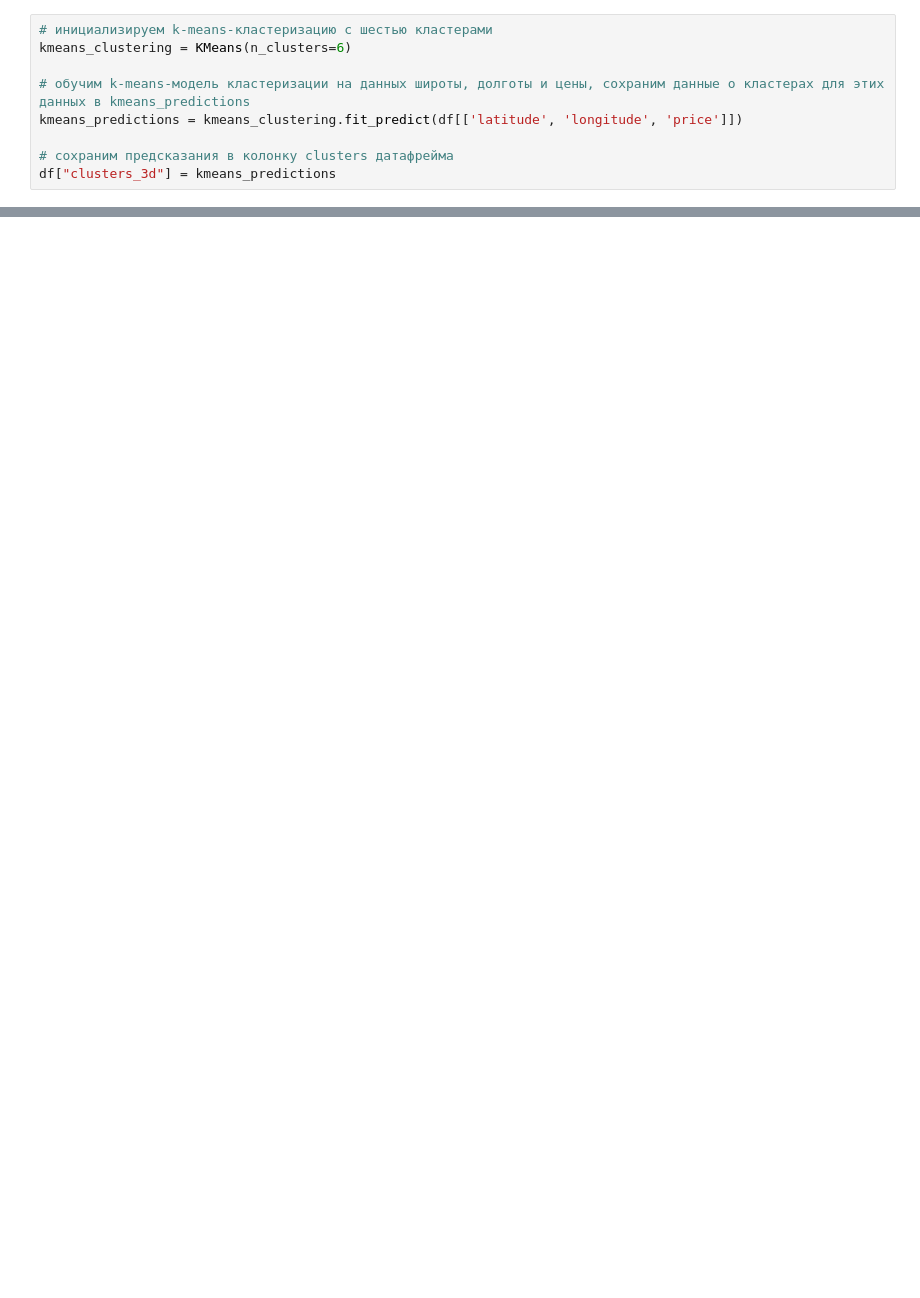
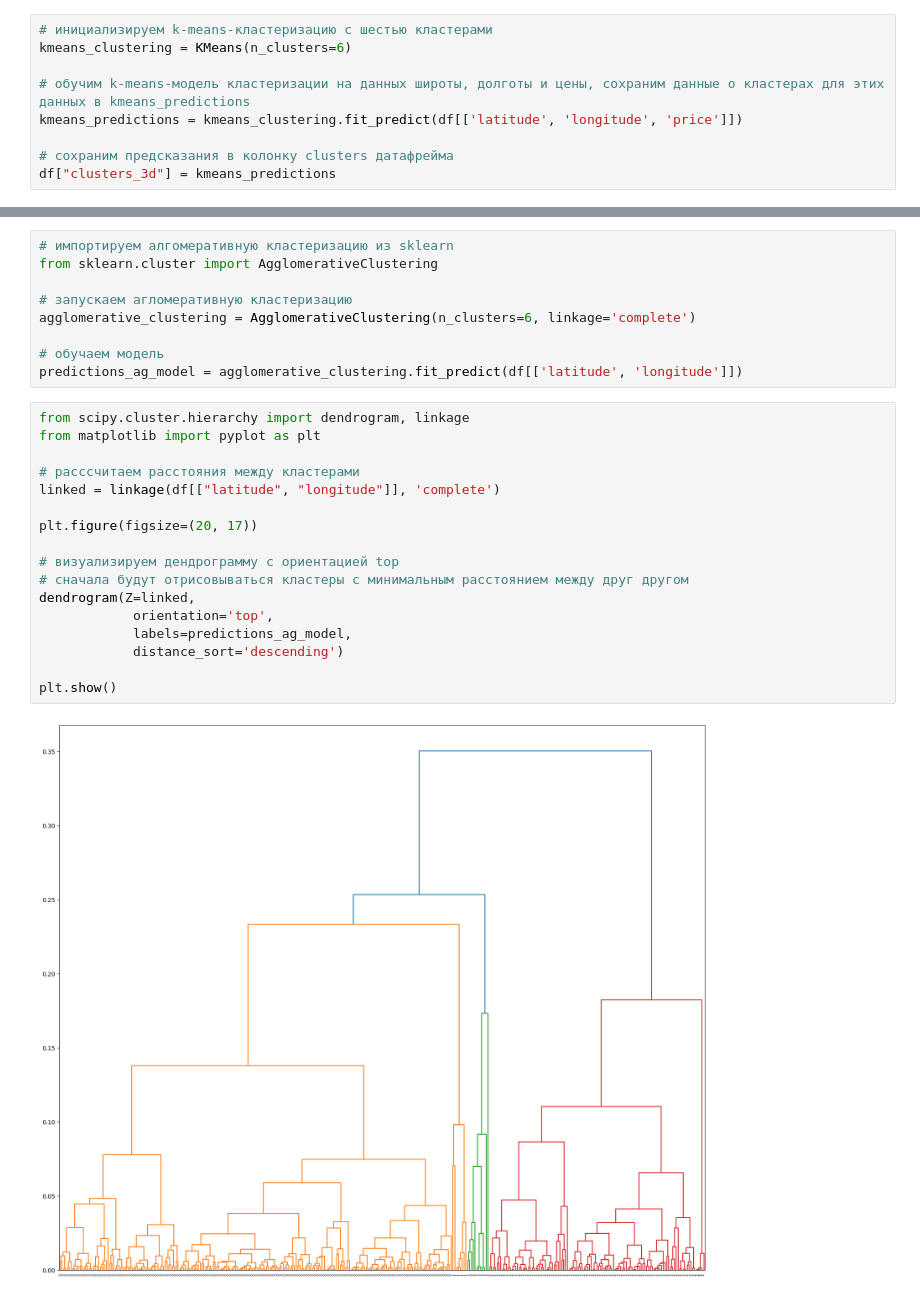
Before and after one commit to ivajazz/ML_4, a Jupyter notebook: dst3-ml4-5_visualization.ipynb, the cells around one changed output, grey strips where cells are left out. Cells and saved outputs as stored; diff of their text form; blank space fills up the shorter version.

```diff
--- a/dst3-ml4-5_visualization.ipynb
+++ b/dst3-ml4-5_visualization.ipynb
@@ -410,0 +468,28 @@ Text(0.5, 0, 'price')
+# %%
+# импортируем алгомеративную кластеризацию из sklearn
+from sklearn.cluster import AgglomerativeClustering
+
+# запускаем агломеративную кластеризацию
+agglomerative_clustering = AgglomerativeClustering(n_clusters=6, linkage='complete')
+
+# обучаем модель
+predictions_ag_model = agglomerative_clustering.fit_predict(df[['latitude', 'longitude']])
+# %%
+from scipy.cluster.hierarchy import dendrogram, linkage
+from matplotlib import pyplot as plt
+
+# расссчитаем расстояния между кластерами
+linked = linkage(df[["latitude", "longitude"]], 'complete')
+
+plt.figure(figsize=(20, 17))
+
+# визуализируем дендрограмму с ориентацией top
+# сначала будут отрисовываться кластеры с минимальным расстоянием между друг другом
+dendrogram(Z=linked,
+            orientation='top',
+            labels=predictions_ag_model,
+            distance_sort='descending')
+
+plt.show()
+# %% [output]
+[figure, added]
```
Also changed, not shown: parts of 20 cells of this notebook.
